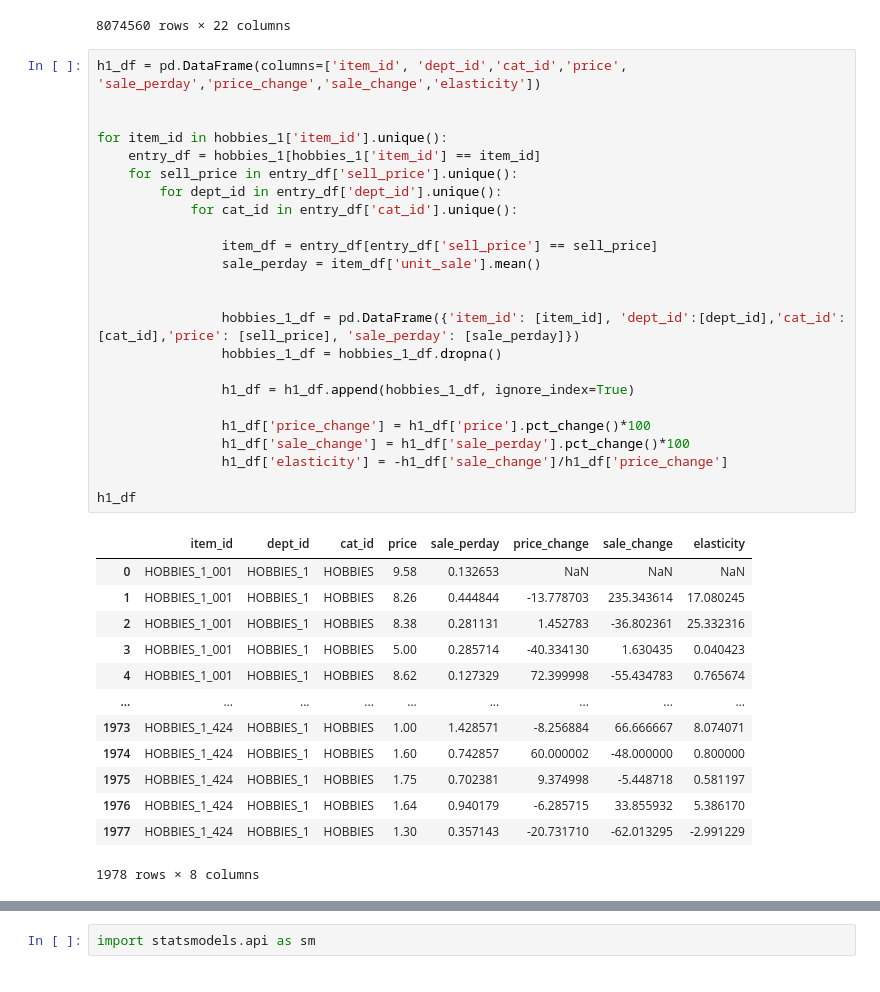
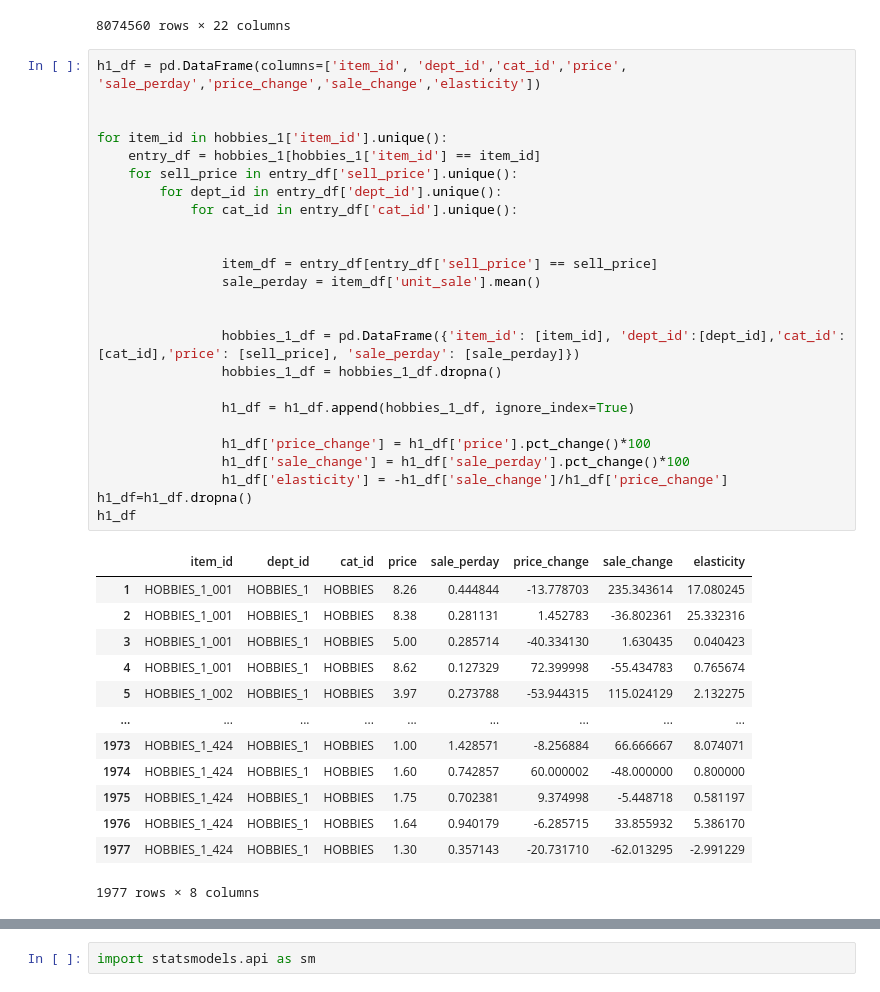
Before and after one commit to janiceivana/DS_05, a Jupyter notebook: New Data Analysis.ipynb, the cells around one changed output, grey strips where cells are left out. Cells and saved outputs as stored; diff of their text form.

```diff
--- a/New Data Analysis.ipynb
+++ b/New Data Analysis.ipynb
@@ -1060,38 +1060,39 @@ hobbies_1
 # %%
 h1_df = pd.DataFrame(columns=['item_id', 'dept_id','cat_id','price', 'sale_perday','price_change','sale_change','elasticity'])
 
 
 for item_id in hobbies_1['item_id'].unique():
     entry_df = hobbies_1[hobbies_1['item_id'] == item_id]
     for sell_price in entry_df['sell_price'].unique():
         for dept_id in entry_df['dept_id'].unique():
             for cat_id in entry_df['cat_id'].unique():
+
 
                 item_df = entry_df[entry_df['sell_price'] == sell_price]
                 sale_perday = item_df['unit_sale'].mean()
 
 
                 hobbies_1_df = pd.DataFrame({'item_id': [item_id], 'dept_id':[dept_id],'cat_id':[cat_id],'price': [sell_price], 'sale_perday': [sale_perday]})
                 hobbies_1_df = hobbies_1_df.dropna()
 
                 h1_df = h1_df.append(hobbies_1_df, ignore_index=True)
 
                 h1_df['price_change'] = h1_df['price'].pct_change()*100
                 h1_df['sale_change'] = h1_df['sale_perday'].pct_change()*100
                 h1_df['elasticity'] = -h1_df['sale_change']/h1_df['price_change']
-
+h1_df=h1_df.dropna()
 h1_df
 # %% [output]
 |  | item_id | dept_id | cat_id | price | sale_perday | price_change | sale_change | elasticity |
-| 0 | HOBBIES_1_001 | HOBBIES_1 | HOBBIES | 9.58 | 0.132653 | NaN | NaN | NaN |
 | 1 | HOBBIES_1_001 | HOBBIES_1 | HOBBIES | 8.26 | 0.444844 | -13.778703 | 235.343614 | 17.080245 |
 | 2 | HOBBIES_1_001 | HOBBIES_1 | HOBBIES | 8.38 | 0.281131 | 1.452783 | -36.802361 | 25.332316 |
 | 3 | HOBBIES_1_001 | HOBBIES_1 | HOBBIES | 5.00 | 0.285714 | -40.334130 | 1.630435 | 0.040423 |
 | 4 | HOBBIES_1_001 | HOBBIES_1 | HOBBIES | 8.62 | 0.127329 | 72.399998 | -55.434783 | 0.765674 |
+| 5 | HOBBIES_1_002 | HOBBIES_1 | HOBBIES | 3.97 | 0.273788 | -53.944315 | 115.024129 | 2.132275 |
 | ... | ... | ... | ... | ... | ... | ... | ... | ... |
 | 1973 | HOBBIES_1_424 | HOBBIES_1 | HOBBIES | 1.00 | 1.428571 | -8.256884 | 66.666667 | 8.074071 |
 | 1974 | HOBBIES_1_424 | HOBBIES_1 | HOBBIES | 1.60 | 0.742857 | 60.000002 | -48.000000 | 0.800000 |
 | 1975 | HOBBIES_1_424 | HOBBIES_1 | HOBBIES | 1.75 | 0.702381 | 9.374998 | -5.448718 | 0.581197 |
 | 1976 | HOBBIES_1_424 | HOBBIES_1 | HOBBIES | 1.64 | 0.940179 | -6.285715 | 33.855932 | 5.386170 |
 | 1977 | HOBBIES_1_424 | HOBBIES_1 | HOBBIES | 1.30 | 0.357143 | -20.731710 | -62.013295 | -2.991229 |
-1978 rows × 8 columns
+1977 rows × 8 columns
```
Also changed, not shown: parts of 18 cells of this notebook.
